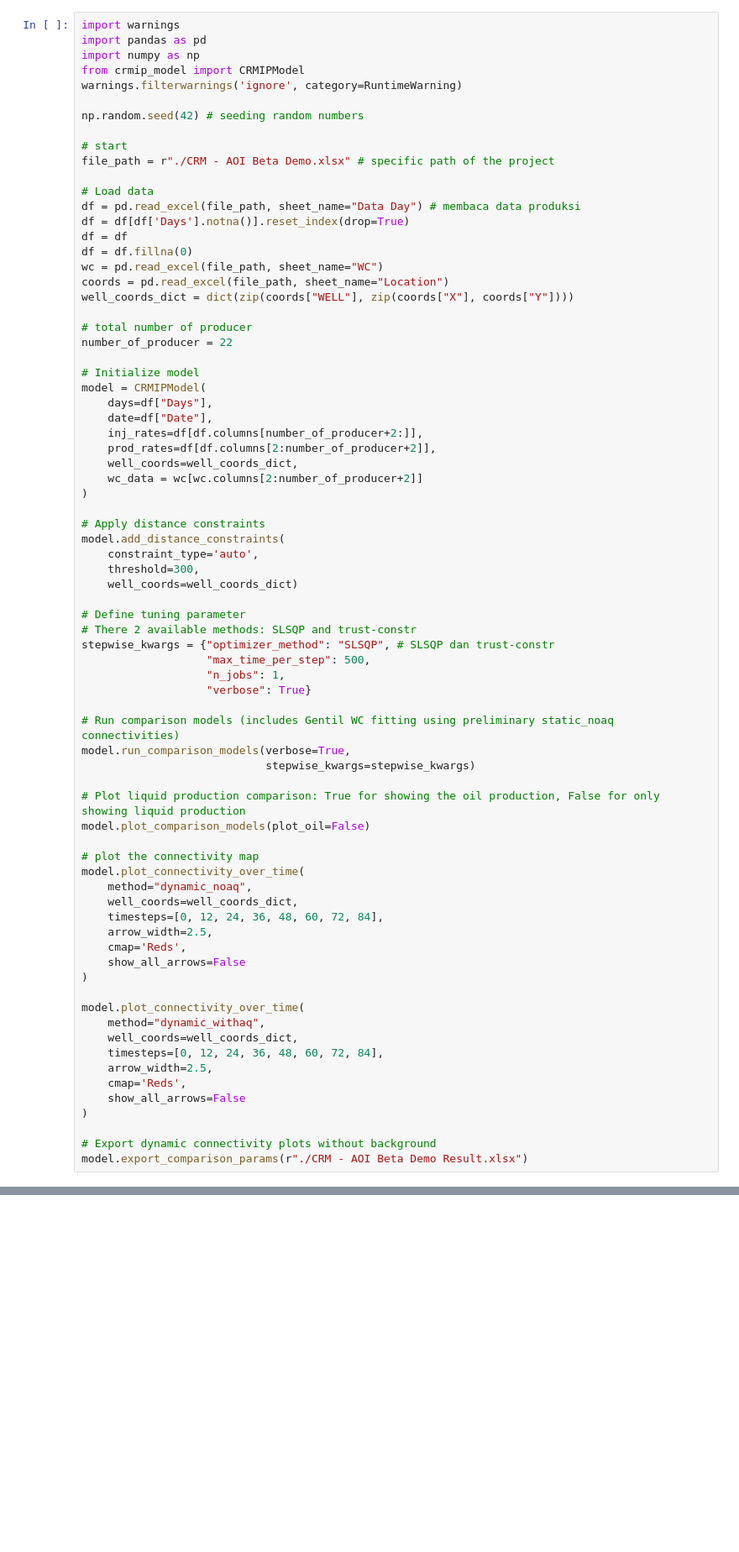
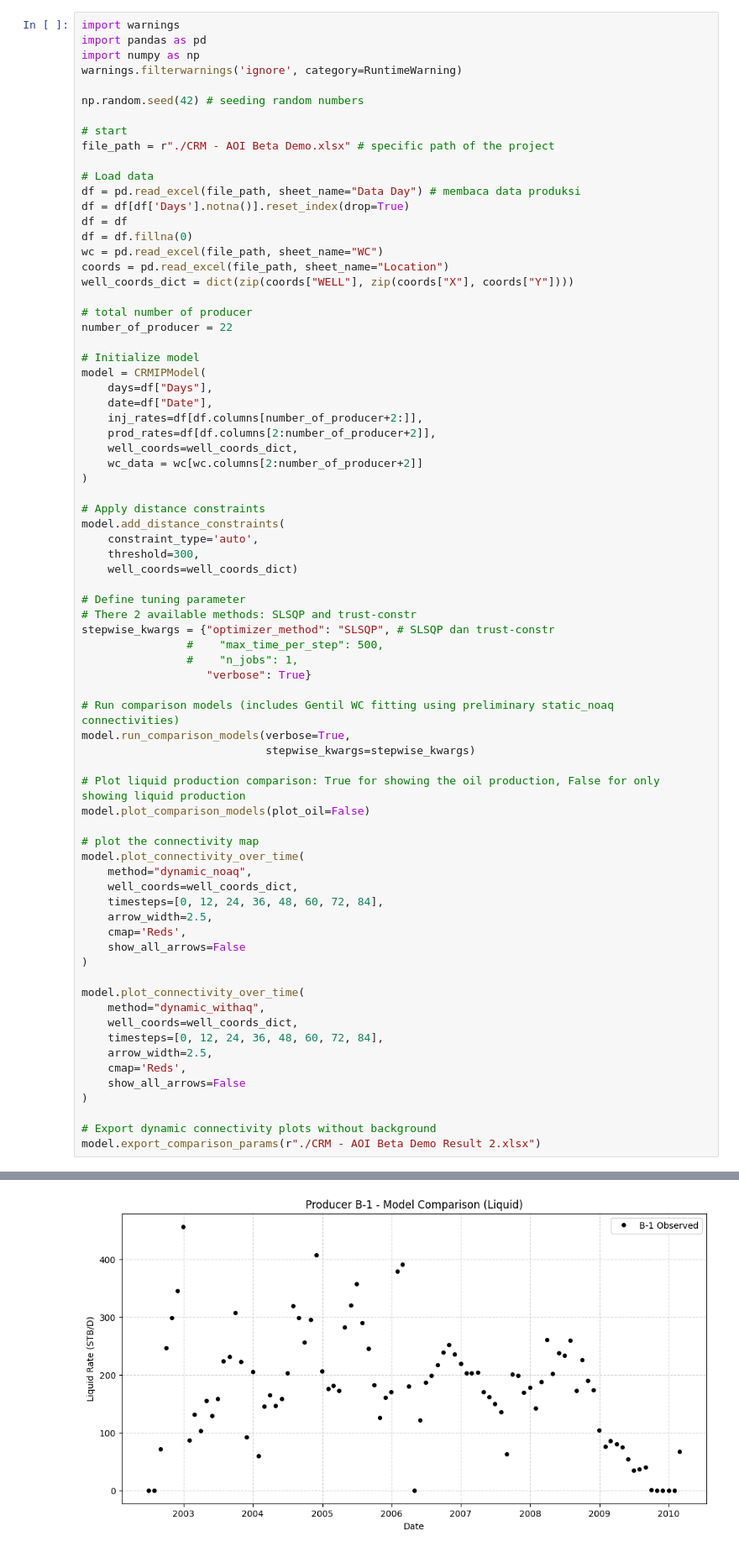
Before and after one commit to grhagandanap/crmip-model, a Jupyter notebook: CRMIP Model.ipynb, the cells around one changed output, grey strips where cells are left out. Shown at 84% size. Cells and saved outputs as stored; diff of their text form; blank space fills up the shorter version.

Commit message:
fix/fixing result parameter consistency

```diff
--- a/CRMIP Model.ipynb
+++ b/CRMIP Model.ipynb
@@ -1135,7 +1134,6 @@ class CRMIPModel:
 import warnings
 import pandas as pd
 import numpy as np
-from crmip_model import CRMIPModel
 warnings.filterwarnings('ignore', category=RuntimeWarning)
 
 np.random.seed(42) # seeding random numbers
@@ -1174,8 +1172,8 @@ model.add_distance_constraints(
 # Define tuning parameter
 # There 2 available methods: SLSQP and trust-constr
 stepwise_kwargs = {"optimizer_method": "SLSQP", # SLSQP dan trust-constr
-                   "max_time_per_step": 500,
-                   "n_jobs": 1,
+                #    "max_time_per_step": 500,
+                #    "n_jobs": 1,
                    "verbose": True}
 
 # Run comparison models (includes Gentil WC fitting using preliminary static_noaq connectivities)
@@ -1205,4 +1203,5 @@ model.plot_connectivity_over_time(
 )
 
 # Export dynamic connectivity plots without background
-model.export_comparison_params(r"./CRM - AOI Beta Demo Result.xlsx")
+model.export_comparison_params(r"./CRM - AOI Beta Demo Result 2.xlsx")
+# %% [output]
@@ -1208,0 +1225 @@ model.export_comparison_params(r"./CRM - AOI Beta Demo Result.xlsx")
+[figure, added]
```
Also changed, not shown: parts of 2 cells of this notebook, 4 other files.
